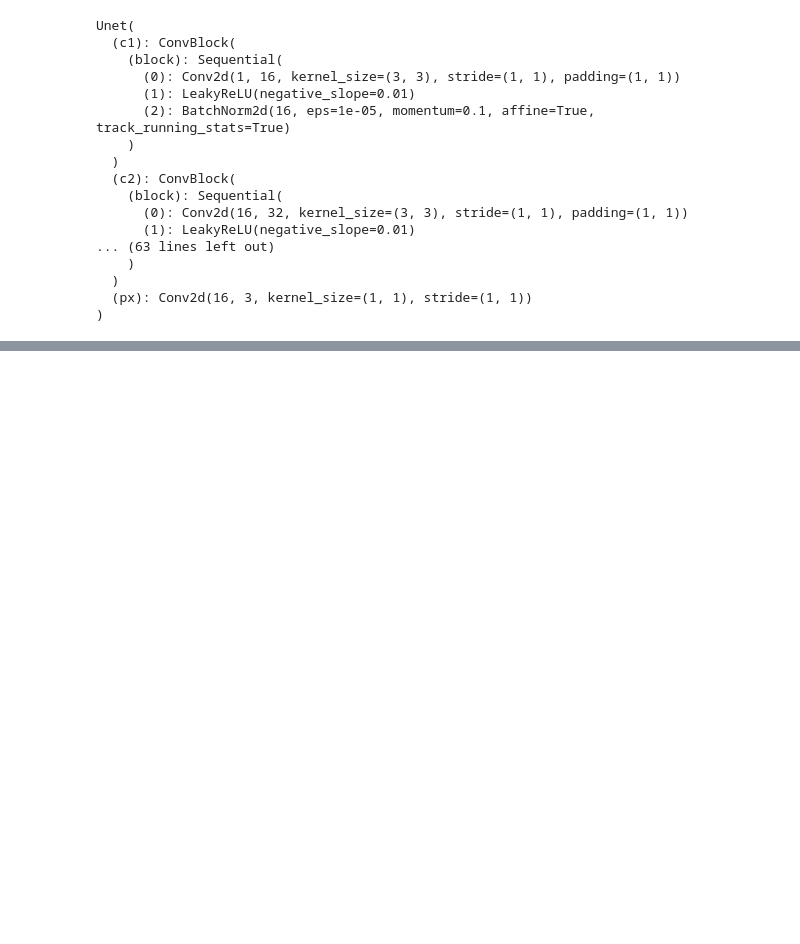
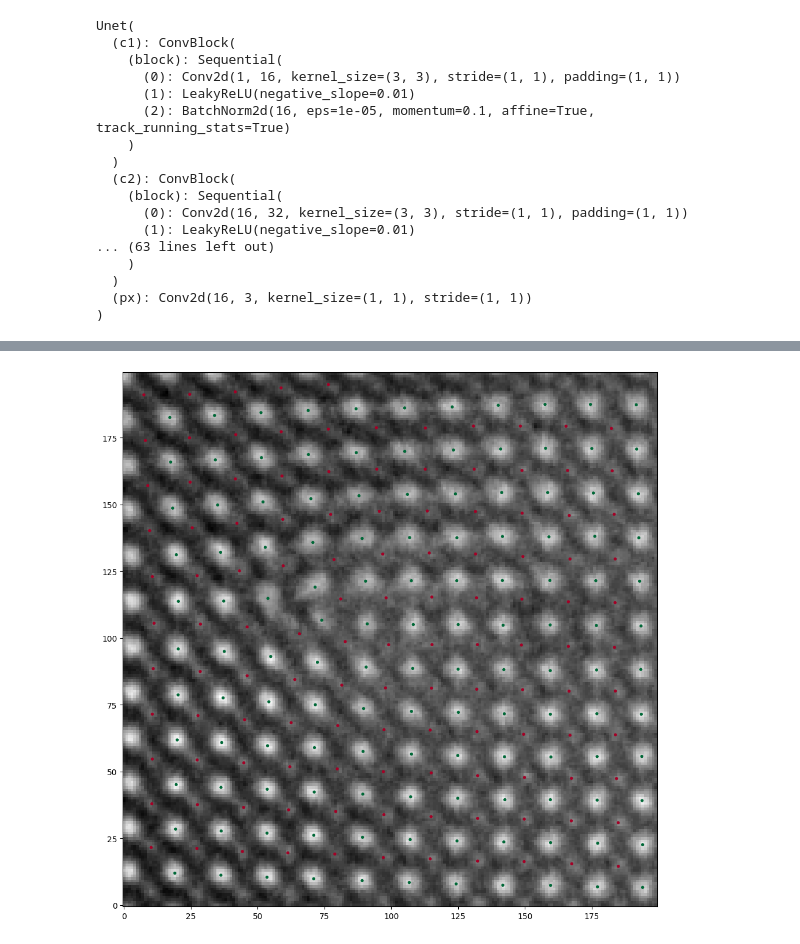
Before and after one commit to jiananwu72/LuFeO3Detect, a Jupyter notebook: AtomAIDemo.ipynb, the cells around one changed output, grey strips where cells are left out. Cells and saved outputs as stored; diff of their text form; code cells hidden in the pictures; blank space fills up the shorter version.

```diff
--- a/AtomAIDemo.ipynb
+++ b/AtomAIDemo.ipynb
@@ -27,3 +49,5 @@ import matplotlib.pyplot as plt
+# %%
+expdata = np.array(dataset)
 # %%
 download_link1 = 'https://drive.google.com/uc?id=1-4-IQ71m--OelQb1891GnbG1Ako1-DKh'
 download_link2 = 'https://drive.google.com/uc?id=18JK9GcMPMWHmHtwArujVQRLr6N4VIM_j'
@@ -37,7 +61,7 @@ labels = dataset['y_train']
 images_test = dataset['X_test']
 labels_test = dataset['y_test']
 # Load validation data (data from different experiment)
-expdata = np.load("validation_data.npy")
+# expdata = np.load("validation_data.npy")
 # %%
 print(images.shape, labels.shape)
 print(images_test.shape, labels_test.shape)
@@ -99,0 +139,4 @@ ax2.imshow(nn_output.squeeze(), origin="lower")
+# %%
+aoi.utils.plot_coord(expdata, coordinates[0], fsize=12)
+# %% [output]
+[figure, added]
```
Also changed, not shown: parts of 10 cells of this notebook.
